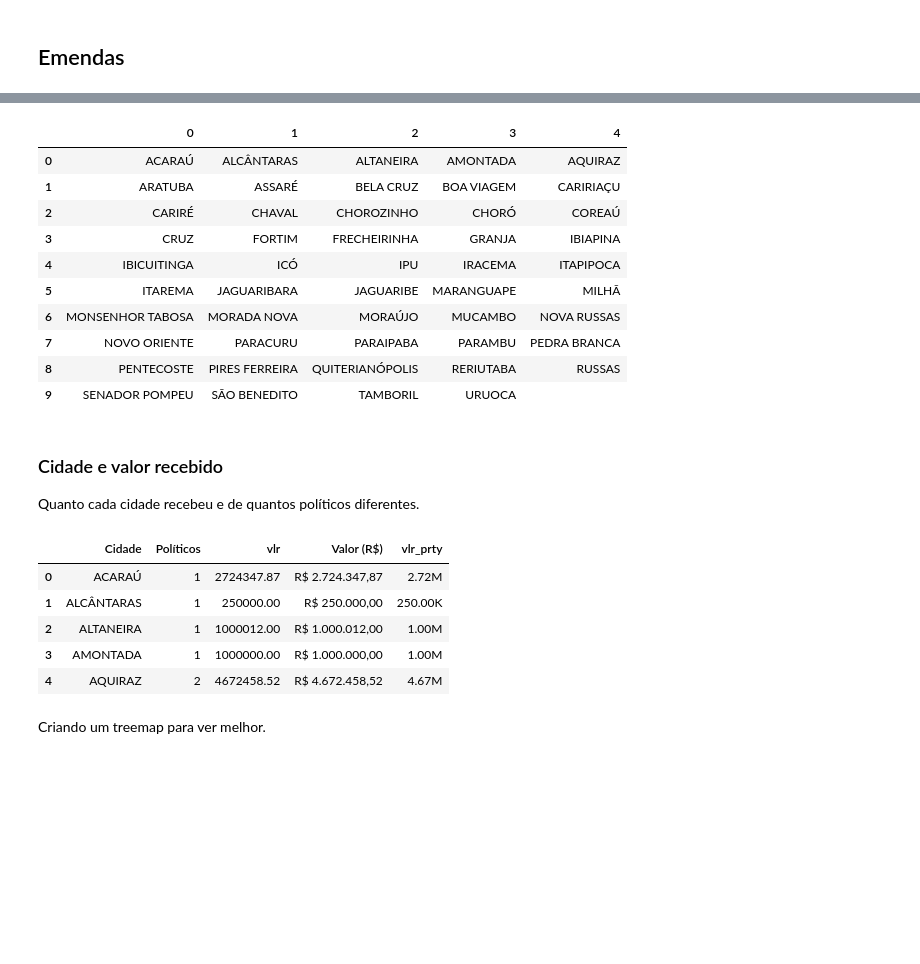
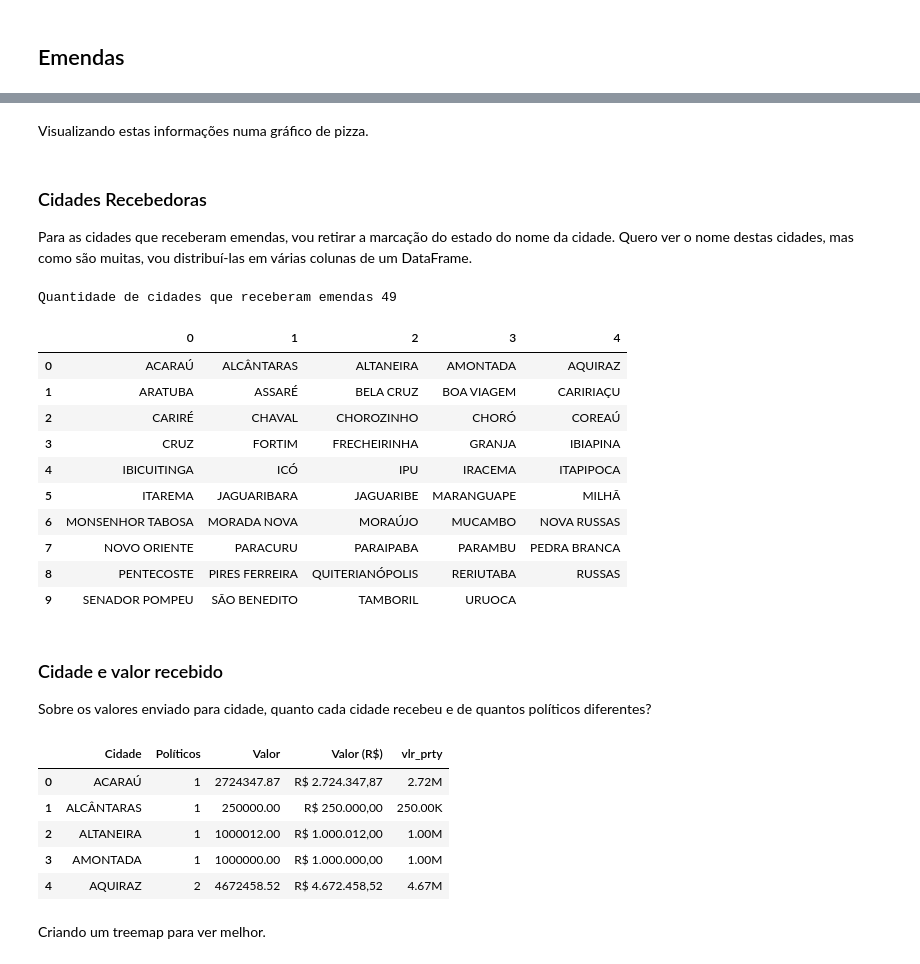
Before and after one commit to walves69/emendas-teste2, a Jupyter notebook: analise_exploratoria.ipynb, the cells around one changed output, grey strips where cells are left out. Saved outputs shown, nothing was run; the diff lists cells and outputs as text; code cells hidden in the pictures; blank space fills up the shorter version.

```diff
--- a/analise_exploratoria.ipynb
+++ b/analise_exploratoria.ipynb
@@ -37,0 +67,4 @@ memory usage: 400.8+ KB
+# %%
+# todas as linhas e as desejadas
+df = df.iloc[:, [2,4,11,12,13,14,15,16]]
+df.info()
@@ -38,7 +91,6 @@ memory usage: 400.8+ KB
 # %%
-# Renomeando as colunas pra trabalhar mais facilmente
-df.columns = ['ano','emenda_tipo','emenda_autor','emenda_nr','local_gasto','funcao','subfuncao','orc_programa'
-              ,'orc_acao','orc_plano','emenda_cod','vlr_empenhado','vlr_liquido','vlr_pago','vlr_restos_pagar_inscrito'
-              ,'vlr_restos_pagar_cancelados','vlr_restos_pagar_pagos','outro']
+# lista com nome das colunas seguindo a ordem do dataframe original
+df.columns = ['emenda_autor','local_gasto','vlr_empenhado','vlr_liquido','vlr_pago','vlr_restos_pagar_inscrito'
+              ,'vlr_restos_pagar_cancelados','vlr_restos_pagar_pagos']
 df.head()
 # %% [output]
@@ -55,4 +102,0 @@ Selecionamos apenas as colunas de nosso interesse.
-# %%
-df = df[['emenda_autor', 'local_gasto','vlr_empenhado','vlr_liquido','vlr_pago','vlr_restos_pagar_inscrito','vlr_restos_pagar_cancelados','vlr_restos_pagar_pagos']]
-# print(type(df['vlr_empenhado'][0]))
-df.head()
@@ -253,0 +323,2 @@ Cidades que receberam emendas. Filtrando apenas cidades que já receberam.
+# %% [markdown]
+Visualizando estas informações numa gráfico de pizza.
@@ -254,10 +328,18 @@ Cidades que receberam emendas. Filtrando apenas cidades que já receberam.
+# %% [markdown]
+### Cidades Recebedoras
+
+Para as cidades que receberam emendas, vou retirar a marcação do estado do nome da cidade. Quero ver o nome destas cidades, mas como são muitas, vou distribuí-las em várias colunas de um DataFrame.
 # %%
+# limpando o nome das cidades
+df_cidades['local_gasto'] = df_cidades["local_gasto"].apply(lambda x: x.replace(" - CE", ""))
+
+# pegando a lista de cidade sem repetição
 def cidades_emendas(df_ce):
     locais = sorted(df_ce['local_gasto'].unique())
     locais = pd.DataFrame({'cidade':locais})
     return locais
 
-
+# espalhar a lista de cidades num dataframe
 def espalhar_cidades(series):
     # Create a pandas Series
     # Number of columns
@@ -275,16 +357,16 @@ def espalhar_cidades(series):
 
 
 locais = cidades_emendas(df_cidades)
+cidades_qtd = locais.shape[0]
+print(f"Quantidade de cidades que receberam emendas {cidades_qtd}")
 
-#limpando o nome das cidades
-# locais['cidade'] = locais["cidade"].apply(lambda x: x.replace(" - CE", ""))
 locais
-
 
 # quero espalhar esta lista num dataframe para visualizar melhor
 df_locais = espalhar_cidades(locais['cidade'])
 df_locais
 # %% [output]
+Quantidade de cidades que receberam emendas 49
 |  | 0 | 1 | 2 | 3 | 4 |
 | 0 | ACARAÚ | ALCÂNTARAS | ALTANEIRA | AMONTADA | AQUIRAZ |
 | 1 | ARATUBA | ASSARÉ | BELA CRUZ | BOA VIAGEM | CARIRIAÇU |
@@ -299,41 +381,22 @@ df_locais
 # %% [markdown]
 ### Cidade e valor recebido
 
-Quanto cada cidade recebeu e de quantos políticos diferentes.
+Sobre os valores enviado para cidade, quanto cada cidade recebeu e de quantos políticos diferentes?
 # %%
-def f(row):
-    if row['vlr'] >= 10**9:
-        val = row['vlr']/10**9
-        val = '{0:.2f}B'.format(val)
-    elif row['vlr'] >= 10**6 and row['vlr'] < 10**9:
-        val = row['vlr']/10**6
-        val = '{0:.2f}M'.format(val)
-    elif row['vlr'] >= 10**3 and row['vlr'] < 10**6:
-        val = row['vlr']/10**3
-        val = '{0:.2f}K'.format(val)
-    else:
-        val = '{0:.2f}'.format(row['vlr'])
-    return val
+cidades_emendas_df = (
+    df_cidades
+    .groupby('local_gasto', as_index=False)
+    .agg({'emenda_autor':pd.Series.nunique, 'vlr': 'sum'})
+    .reset_index(drop=True)
+)
 
+cidades_emendas_df.rename(columns={'local_gasto':'Cidade', 'emenda_autor':'Políticos', 'vlr':'Valor'}, inplace=True)
 
-cidades_emendas_df = (df_cidades.groupby('local_gasto', as_index=False).agg({'emenda_autor':pd.Series.nunique, 'vlr': 'sum'})
-                    .reset_index(drop=True))
-# )
-
-
-cidades_emendas_df.rename(columns={'local_gasto':'Cidade', 'emenda_autor':'Políticos'}, inplace=True)
-# cidades_emendas_df['local_gasto'] = cidades_emendas_df["local_gasto"].apply(lambda x: x.replace(" - CE", ""))
-# cidades_emendas_df = cidades_emendas_df.sort_values(by='vlr', ascending=False)
-# cidades_emendas_df.info()
-# cidades_emendas_df
-
-
-cidades_emendas_df["Valor (R$)"] = cidades_emendas_df["vlr"].apply(lambda x: format_currency(x, currency="BRL", locale="pt_BR"))
+cidades_emendas_df["Valor (R$)"] = cidades_emendas_df["Valor"].apply(lambda x: format_currency(x, currency="BRL", locale="pt_BR"))
 cidades_emendas_df['vlr_prty'] = cidades_emendas_df.apply(f, axis=1)
-# cidades_emendas_df#.head()#[['Cidade','Políticos','Valor']]
 cidades_emendas_df.head()
 # %% [output]
-|  | Cidade | Políticos | vlr | Valor (R$) | vlr_prty |
+|  | Cidade | Políticos | Valor | Valor (R$) | vlr_prty |
 | 0 | ACARAÚ | 1 | 2724347.87 | R$ 2.724.347,87 | 2.72M |
 | 1 | ALCÂNTARAS | 1 | 250000.00 | R$ 250.000,00 | 250.00K |
 | 2 | ALTANEIRA | 1 | 1000012.00 | R$ 1.000.012,00 | 1.00M |
```
Also changed, not shown: parts of 47 cells of this notebook, 22 other files.
